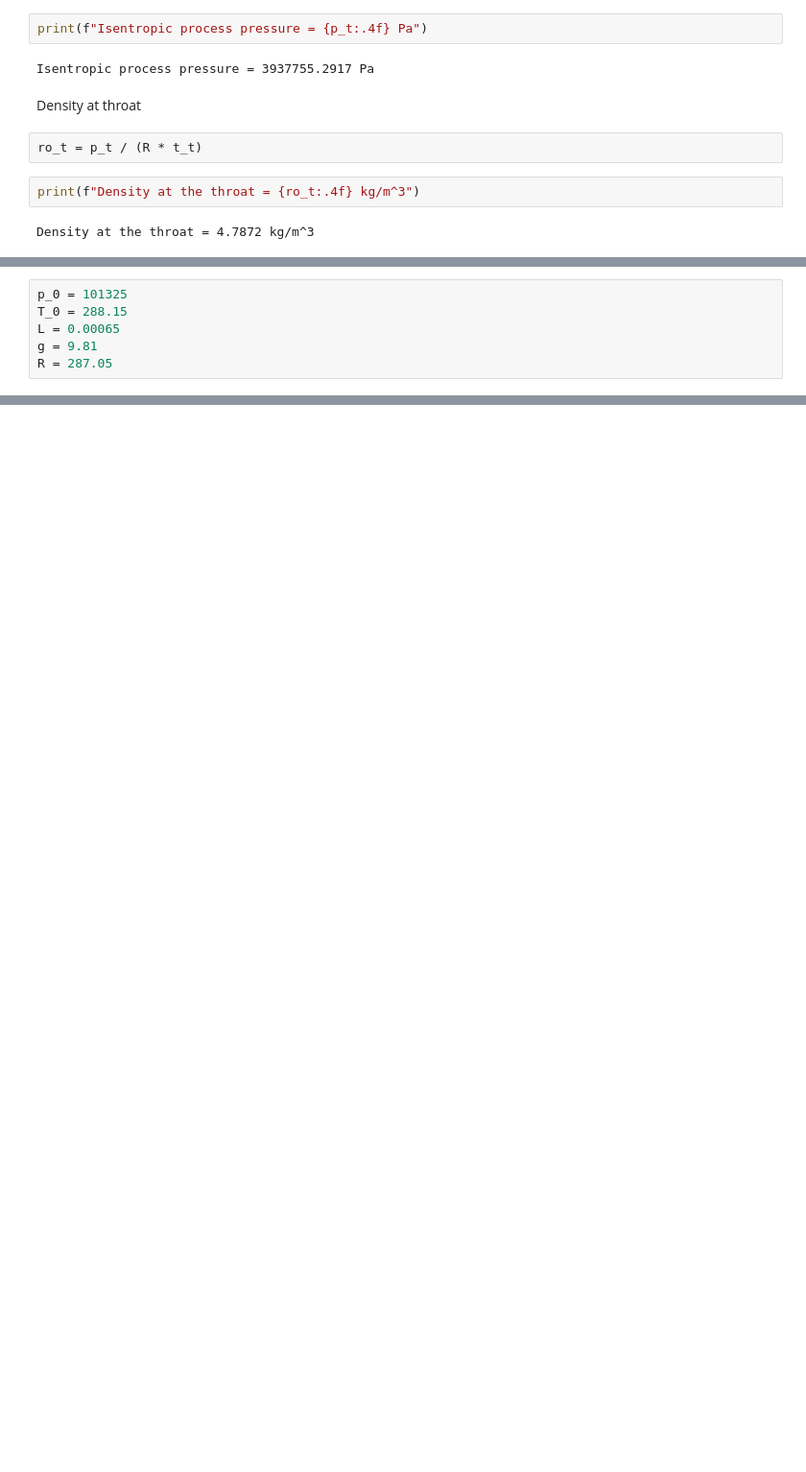
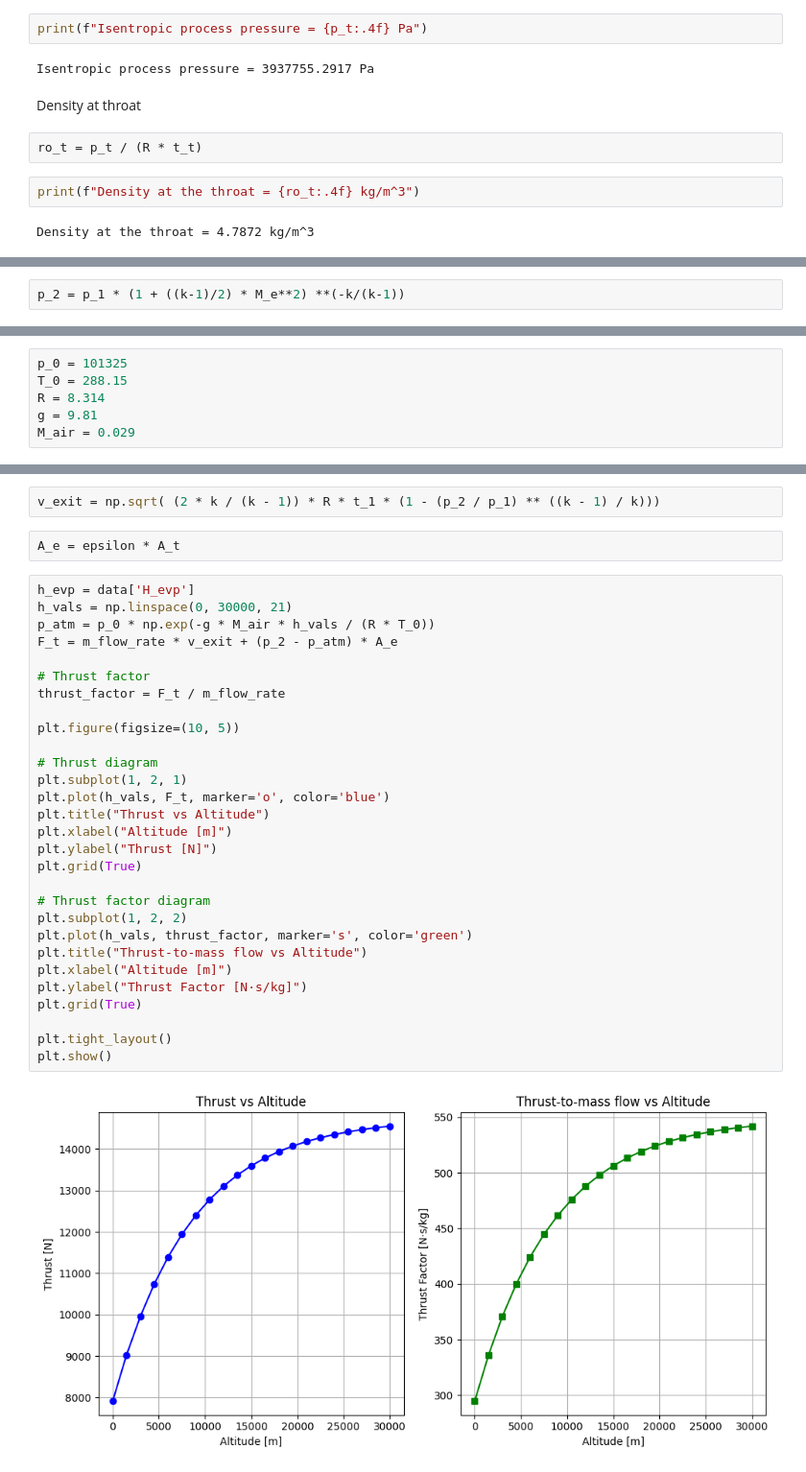
Before and after one commit to LaszloAbrok/rockets-and-rocket-engines, a Jupyter notebook: hw-1/notebook/hw1.ipynb, the cells around one changed output, grey strips where cells are left out. Shown: that part at 96% size. Drawn from its saved outputs; the diff is of its cells as text; blank space fills up the shorter version.

Commit message:
exitation pressure, optimal height, thrust, thrust factor

```diff
--- a/hw-1/notebook/hw1.ipynb
+++ b/hw-1/notebook/hw1.ipynb
@@ -88,0 +99,2 @@ Based on ISA the altitude can be calculated as follows:
+# %%
+p_2 = p_1 * (1 + ((k-1)/2) * M_e**2) **(-k/(k-1))
@@ -89,6 +105,6 @@ Based on ISA the altitude can be calculated as follows:
 # %%
 p_0 = 101325
 T_0 = 288.15
-L = 0.00065
+R = 8.314
 g = 9.81
-R = 287.05
+M_air = 0.029
@@ -100,0 +118,35 @@ Optimal height = -24226.0643 m
+# %%
+v_exit = np.sqrt( (2 * k / (k - 1)) * R * t_1 * (1 - (p_2 / p_1) ** ((k - 1) / k)))
+# %%
+A_e = epsilon * A_t
+# %%
+h_evp = data['H_evp']
+h_vals = np.linspace(0, 30000, 21)
+p_atm = p_0 * np.exp(-g * M_air * h_vals / (R * T_0))
+F_t = m_flow_rate * v_exit + (p_2 - p_atm) * A_e
+
+# Thrust factor
+thrust_factor = F_t / m_flow_rate
+
+plt.figure(figsize=(10, 5))
+
+# Thrust diagram
+plt.subplot(1, 2, 1)
+plt.plot(h_vals, F_t, marker='o', color='blue')
+plt.title("Thrust vs Altitude")
+plt.xlabel("Altitude [m]")
+plt.ylabel("Thrust [N]")
+plt.grid(True)
+
+# Thrust factor diagram
+plt.subplot(1, 2, 2)
+plt.plot(h_vals, thrust_factor, marker='s', color='green')
+plt.title("Thrust-to-mass flow vs Altitude")
+plt.xlabel("Altitude [m]")
+plt.ylabel("Thrust Factor [N·s/kg]")
+plt.grid(True)
+
+plt.tight_layout()
+plt.show()
+# %% [output]
+[figure, added]
```
Also changed, not shown: parts of 12 cells of this notebook, 1 other file.
